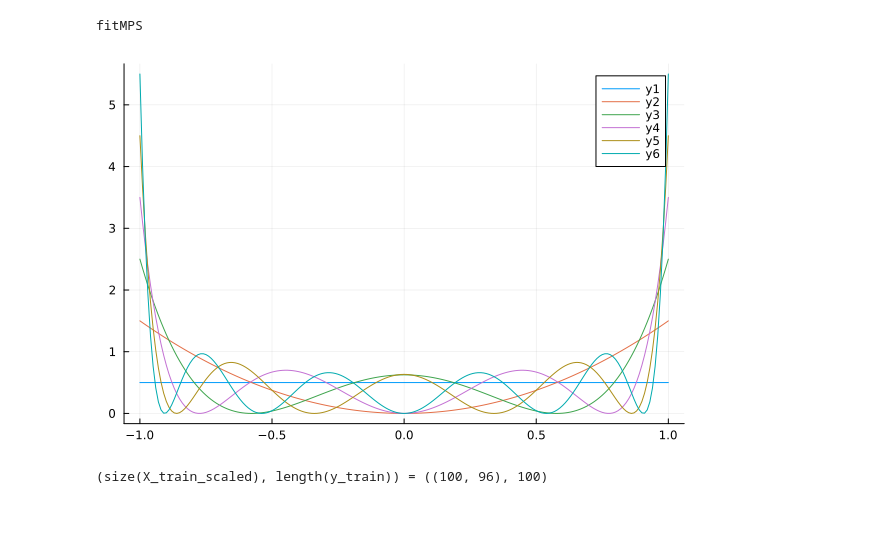
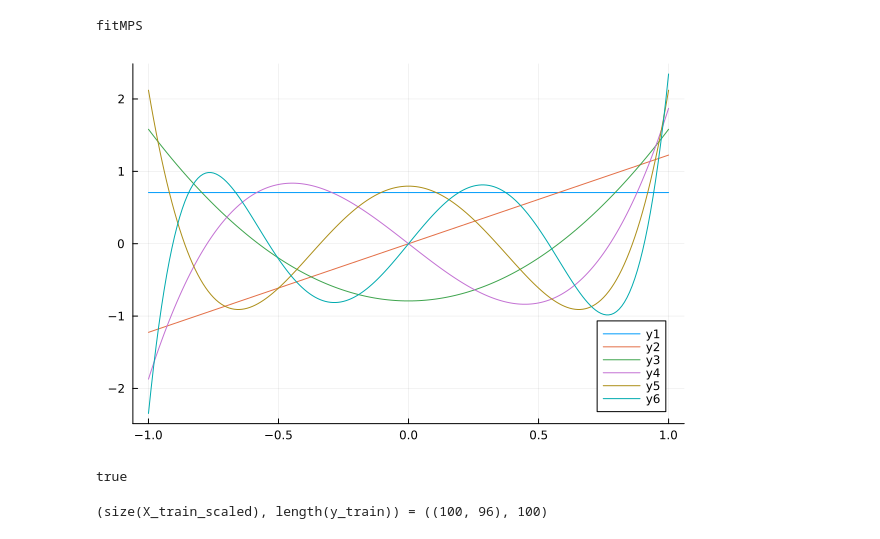
Before and after one commit to jmoo2880/QuantumInspiredML, a Jupyter notebook: LogLoss/meeting.ipynb, the cells around one changed output. Cells and saved outputs as stored; diff of their text form; code cells hidden in the pictures.

```diff
--- a/LogLoss/meeting.ipynb
+++ b/LogLoss/meeting.ipynb
@@ -16,15 +18,19 @@ fitMPS
 # %%
 xs = collect(-1:0.01:1)
 
-ys = abs2.(Pl.(xs, 0; norm = Val(:normalized)))
+ys = (Pl.(xs, 0; norm = Val(:normalized)))
 p = plot(xs, ys)
 for i in 1:5
-    ys = abs2.(Pl.(xs, i; norm = Val(:normalized)))
+    ys =(Pl.(xs, i; norm = Val(:normalized)))
     plot!(p,xs, ys)
 end
 p
 # %% [output]
-[figure, old version]
+[figure, new version]
+# %%
+all([Pl(1,i; norm=Val(:normalized)) for i in 1:1000] .>= 0 )
+# %% [output]
+true
 # %%
 encoding = legendre()
 
```
Also changed, not shown: parts of 9 cells of this notebook, 7 other files.
